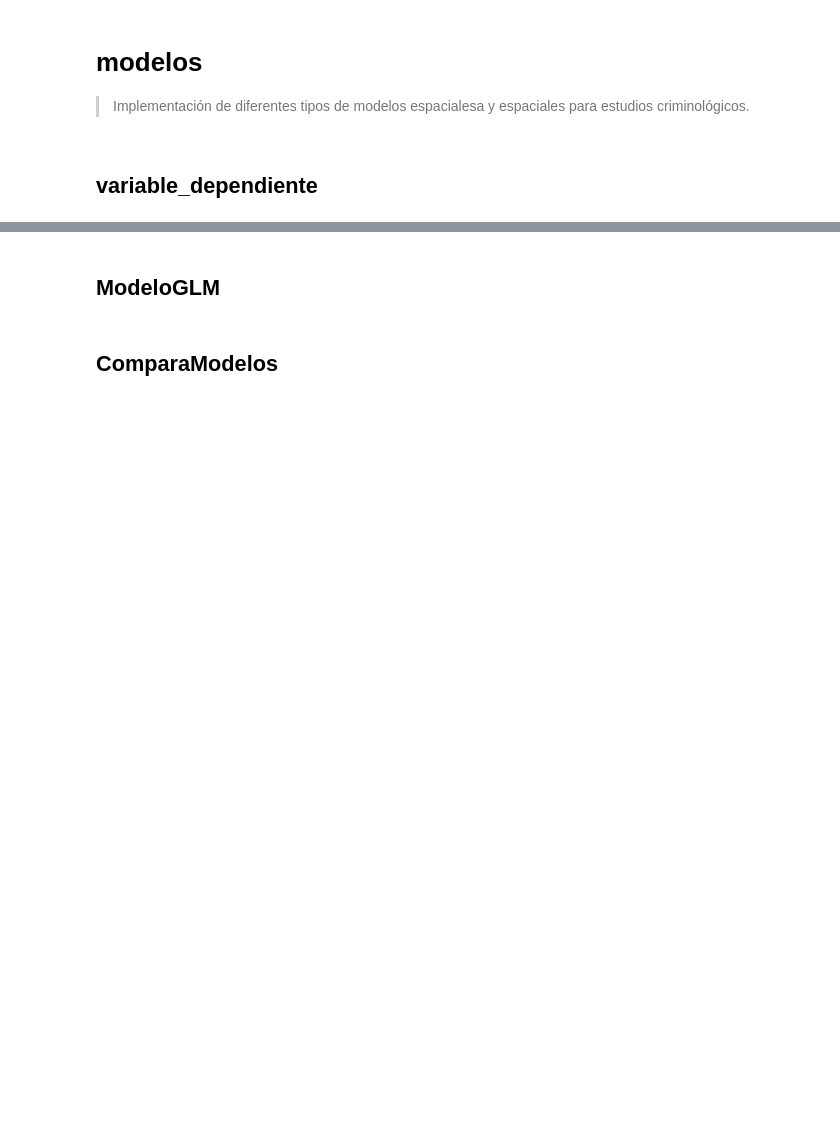
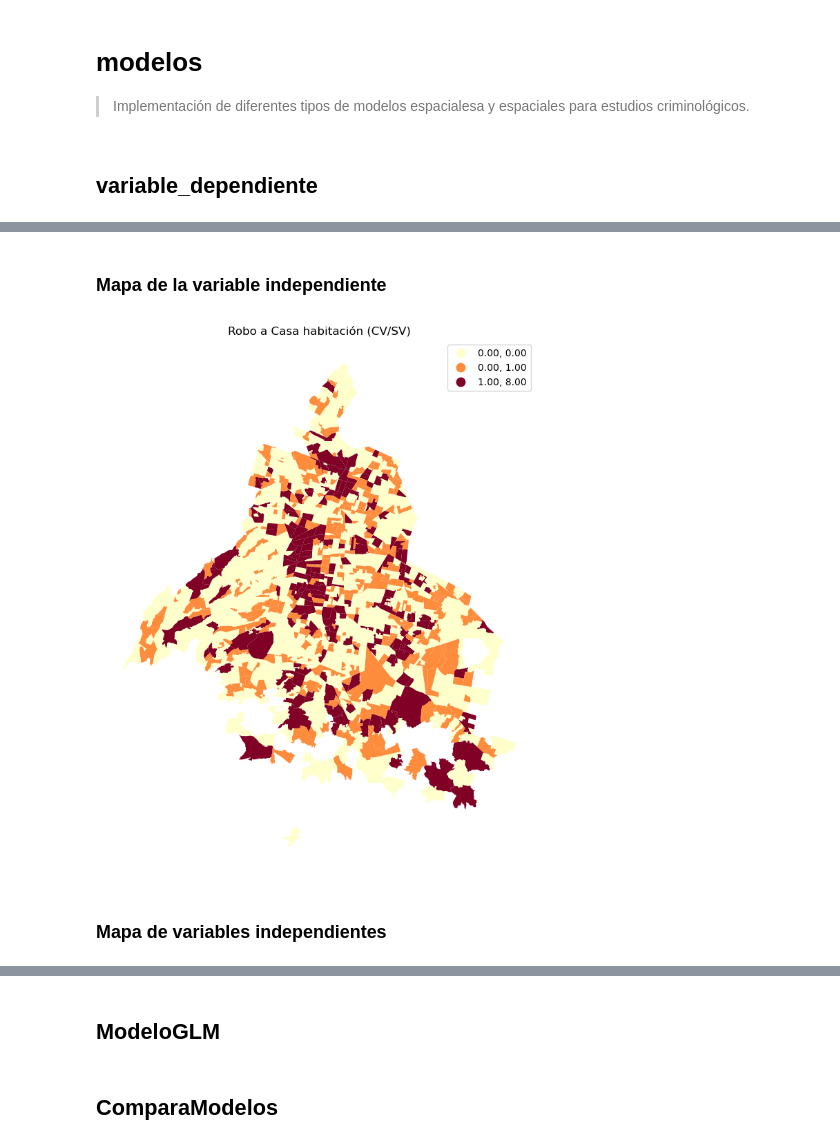
Before and after one commit to CentroGeo/criminologia_cdmx, a Jupyter notebook: nbs/api/03_modelos.ipynb, the cells around one changed output, grey strips where cells are left out. Drawn from its saved outputs; the diff is of its cells as text; code cells hidden in the pictures; blank space fills up the shorter version.

```diff
--- a/nbs/api/03_modelos.ipynb
+++ b/nbs/api/03_modelos.ipynb
@@ -321,0 +359,2 @@ assert 'Intensidad_lag' in ca.df.columns
+# %% [markdown]
+### Mapa de la variable independiente
@@ -321,0 +381,6 @@ assert 'Intensidad_lag' in ca.df.columns
+# %%
+ax = ca.mapa_Y('colonias')
+# %% [output]
+[figure, added]
+# %% [markdown]
+### Mapa de variables independientes
```
Also changed, not shown: parts of 26 cells of this notebook, 4 other files.
